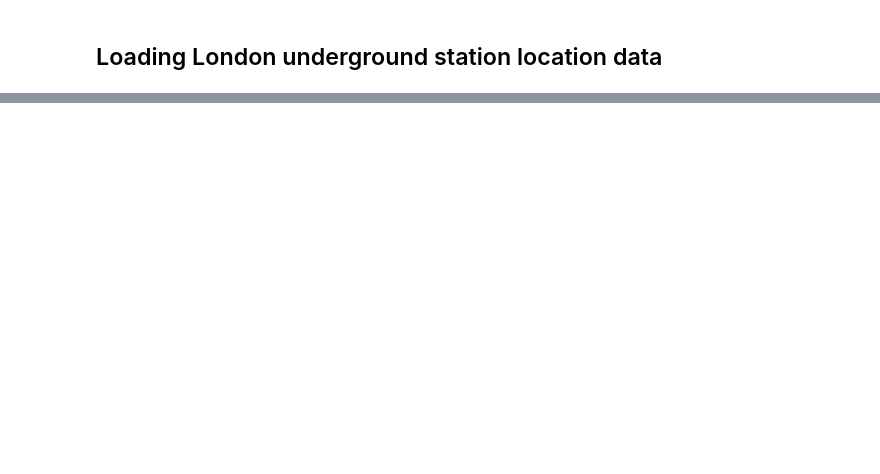
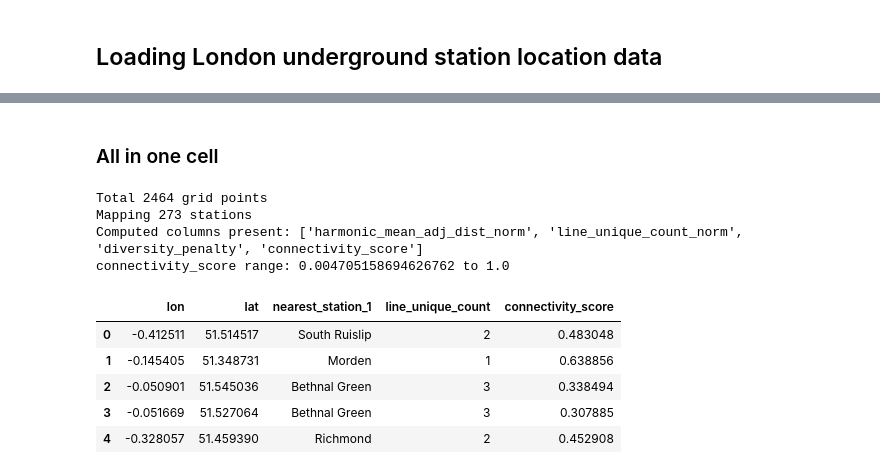
Before and after one commit to ryan-lse/sig_datathon, a Jupyter notebook: Connectivity/pipeline.ipynb, the cells around one changed output, grey strips where cells are left out. Drawn from its saved outputs; the diff is of its cells as text; code cells hidden in the pictures; blank space fills up the shorter version.

Commit message:
Completed Connectivity Gap score

```diff
--- a/Connectivity/pipeline.ipynb
+++ b/Connectivity/pipeline.ipynb
@@ -59,0 +123,2 @@ all_features
+# %%
+grids = pd.read_csv("../Demand Prediction Model/Output/sorted_grid.csv")
@@ -59,0 +161,29 @@ all_features
+# %% [markdown]
+### All in one cell
+# %%
+result = nearest_neighbor(grids, gdf, k=3)
+result = find_line_diversity(result, gdf, k=3)
+result = combine_connectivity_score(result, alpha=0.5, beta=0.5)
+
+cols = [
+    'harmonic_mean_adj_dist_norm',
+    'line_unique_count_norm',
+    'diversity_penalty',
+    'connectivity_score'
+]
+
+print('Computed columns present:', [c for c in cols if c in result.columns])
+print('connectivity_score range:', result['connectivity_score'].min(), 'to', result['connectivity_score'].max())
+
+result.head()
+# %% [output]
+Total 2464 grid points
+Mapping 273 stations
+Computed columns present: ['harmonic_mean_adj_dist_norm', 'line_unique_count_norm', 'diversity_penalty', 'connectivity_score']
+connectivity_score range: 0.004705158694626762 to 1.0
+|  | lon | lat | nearest_station_1 | line_unique_count | connectivity_score |
+| 0 | -0.412511 | 51.514517 | South Ruislip | 2 | 0.483048 |
+| 1 | -0.145405 | 51.348731 | Morden | 1 | 0.638856 |
+| 2 | -0.050901 | 51.545036 | Bethnal Green | 3 | 0.338494 |
+| 3 | -0.051669 | 51.527064 | Bethnal Green | 3 | 0.307885 |
+| 4 | -0.328057 | 51.459390 | Richmond | 2 | 0.452908 |
```
Also changed, not shown: parts of 13 cells of this notebook, 6 other files.
